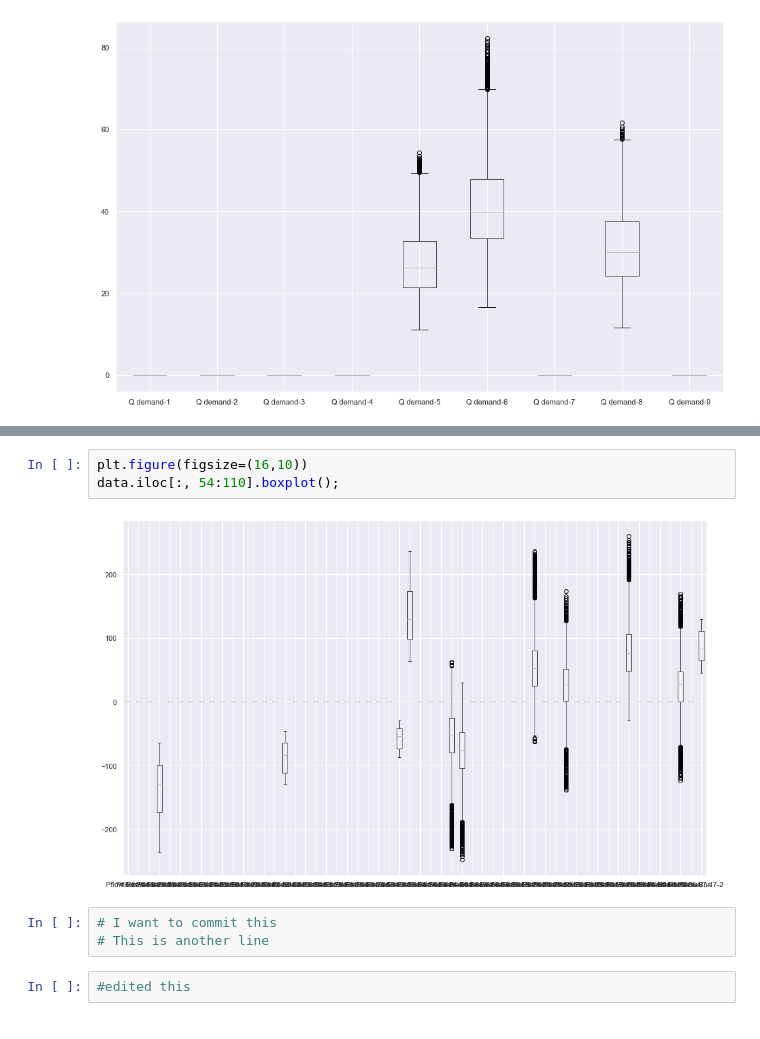
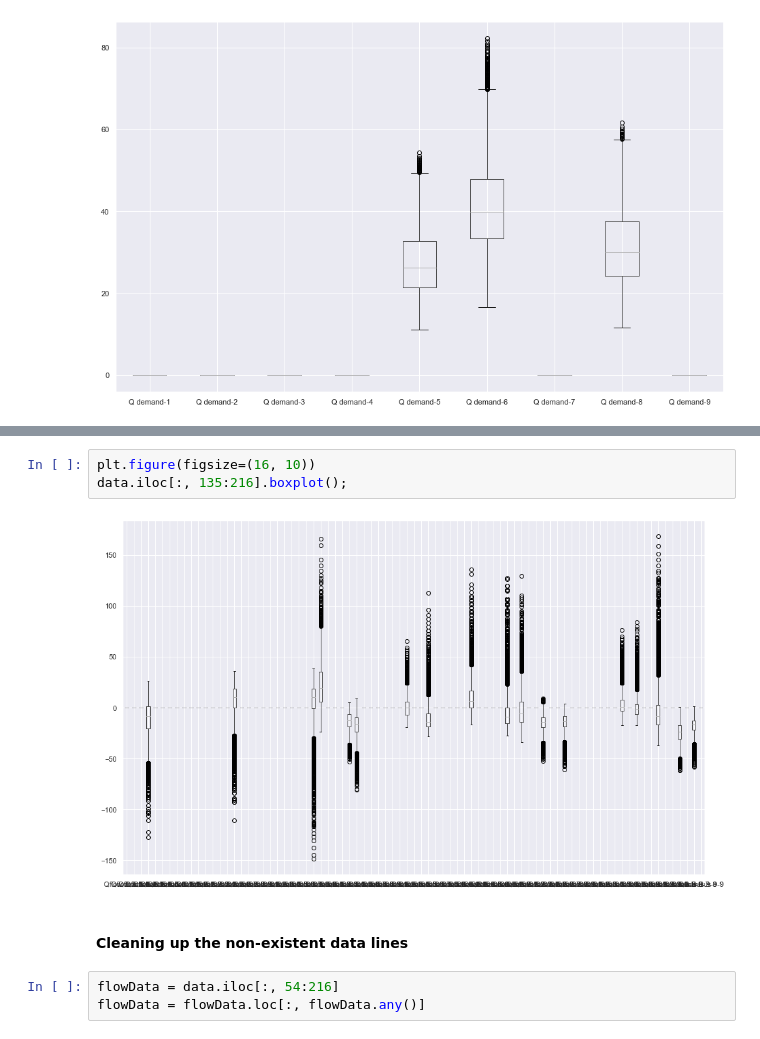
Before and after one commit to philmas/EE4720-Energy-Systems-Project, a Jupyter notebook: notebook.ipynb, the cells around one changed output, grey strips where cells are left out. Saved outputs shown, nothing was run; the diff lists cells and outputs as text.

```diff
--- a/notebook.ipynb
+++ b/notebook.ipynb
@@ -154,10 +255,10 @@ data.iloc[:, 100:110].boxplot();
 # %%
-plt.figure(figsize=(16,10))
-data.iloc[:, 54:110].boxplot();
+plt.figure(figsize=(16, 10))
+data.iloc[:, 135:216].boxplot();
 # %% [output]
-[figure, old version]
+[figure, new version]
-# %%
-# I want to commit this
-# This is another line
-# %%
-#edited this
+# %% [markdown]
+#### Cleaning up the non-existent data lines
+# %%
+flowData = data.iloc[:, 54:216]
+flowData = flowData.loc[:, flowData.any()]
```
Also changed, not shown: parts of 23 cells of this notebook.
